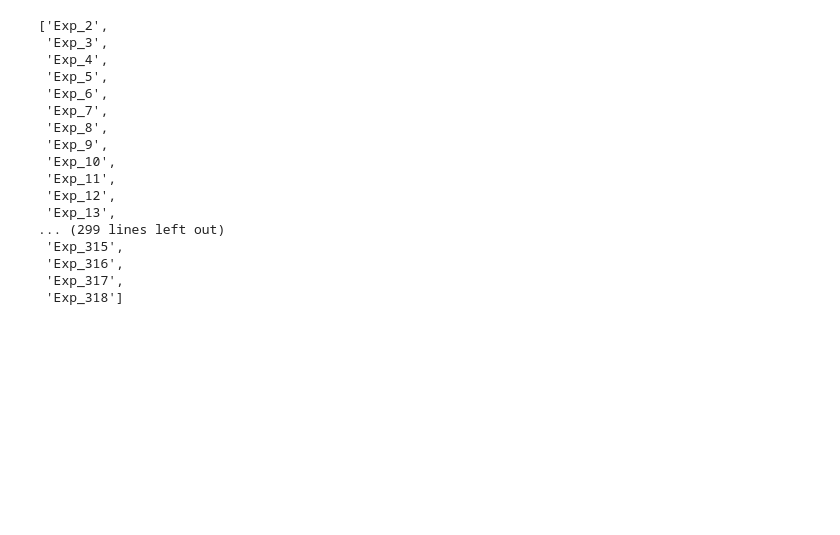
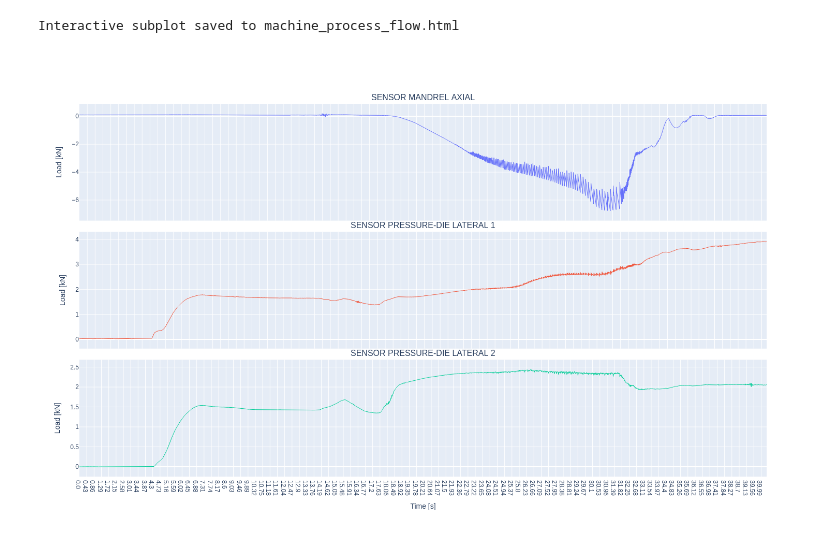
Before and after one commit to zeyneddinoz/metal_bending, a Jupyter notebook: load_structured_data.ipynb, the cells around one changed output. Cells and saved outputs as stored; diff of their text form; code cells hidden in the pictures; blank space fills up the shorter version.

```diff
--- a/load_structured_data.ipynb
+++ b/load_structured_data.ipynb
@@ -23,20 +27,0 @@ loaded_dict['Exp_123']['geometry_features']
-# %%
-list(loaded_dict.keys())
-# %% [output]
-['Exp_2',
- 'Exp_3',
- 'Exp_4',
- 'Exp_5',
- 'Exp_6',
- 'Exp_7',
- 'Exp_8',
- 'Exp_9',
- 'Exp_10',
- 'Exp_11',
- 'Exp_12',
- 'Exp_13',
-... (299 lines left out)
- 'Exp_315',
- 'Exp_316',
- 'Exp_317',
- 'Exp_318']
@@ -42,0 +116,7 @@ list(loaded_dict.keys())
+# %%
+df = loaded_dict['Exp_11']['load_sensor_process']
+
+multi_sensor_subplots(df, save_fig=True)
+# %% [output]
+Interactive subplot saved to machine_process_flow.html
+[figure, added]
```
Also changed, not shown: parts of 4 cells of this notebook.
